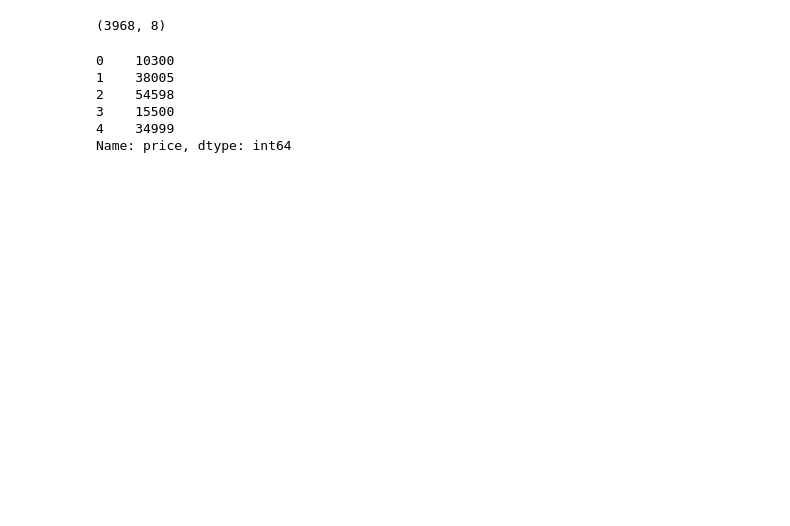
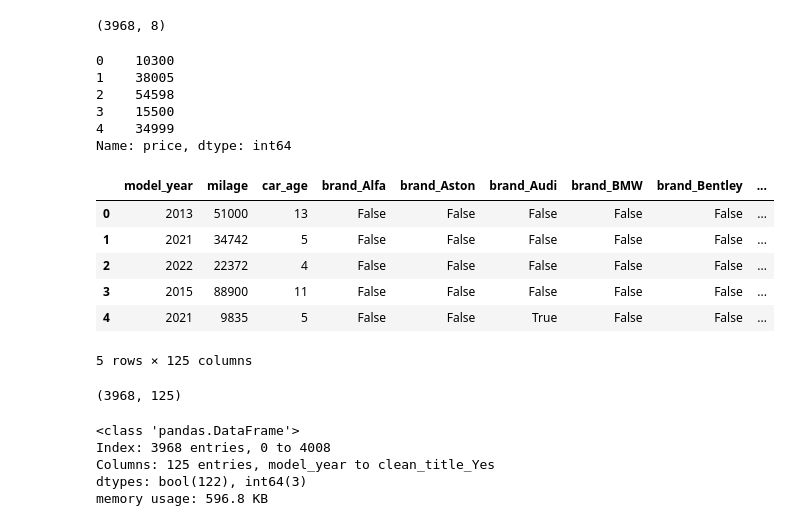
Before and after one commit to SMCodeX7/Used-Car-Price-Prediction, a Jupyter notebook: notebooks/UsedCarPricePrediction.ipynb, the cells around one changed output. Drawn from its saved outputs; the diff is of its cells as text; code cells hidden in the pictures; blank space fills up the shorter version.

Commit message:
Encode Categorical Features

```diff
--- a/notebooks/UsedCarPricePrediction.ipynb
+++ b/notebooks/UsedCarPricePrediction.ipynb
@@ -411,3 +411,40 @@ y.head()
 3    15500
 4    34999
 Name: price, dtype: int64
+# %%
+# Encode Categorical Columns
+categorical_columns = [
+    "brand",
+    "fuel_type",
+    "transmission",
+    "accident",
+    "clean_title"
+]
+
+X_encoded = pd.get_dummies(
+    X,
+    columns=categorical_columns,
+    drop_first=True
+)
+
+X_encoded.head()
+# %% [output]
+|  | model_year | milage | car_age | brand_Alfa | brand_Aston | brand_Audi | brand_BMW | brand_Bentley | ... |
+| 0 | 2013 | 51000 | 13 | False | False | False | False | False | ... |
+| 1 | 2021 | 34742 | 5 | False | False | False | False | False | ... |
+| 2 | 2022 | 22372 | 4 | False | False | False | False | False | ... |
+| 3 | 2015 | 88900 | 11 | False | False | False | False | False | ... |
+| 4 | 2021 | 9835 | 5 | False | False | True | False | False | ... |
+5 rows × 125 columns
+# %%
+X_encoded.shape
+# %% [output]
+(3968, 125)
+# %%
+X_encoded.info()
+# %% [output]
+<class 'pandas.DataFrame'>
+Index: 3968 entries, 0 to 4008
+Columns: 125 entries, model_year to clean_title_Yes
+dtypes: bool(122), int64(3)
+memory usage: 596.8 KB
```
